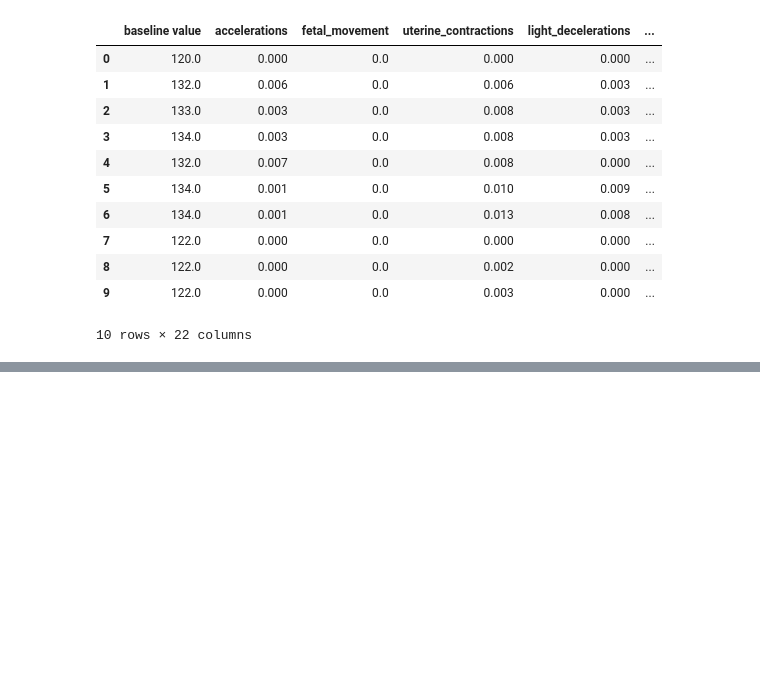
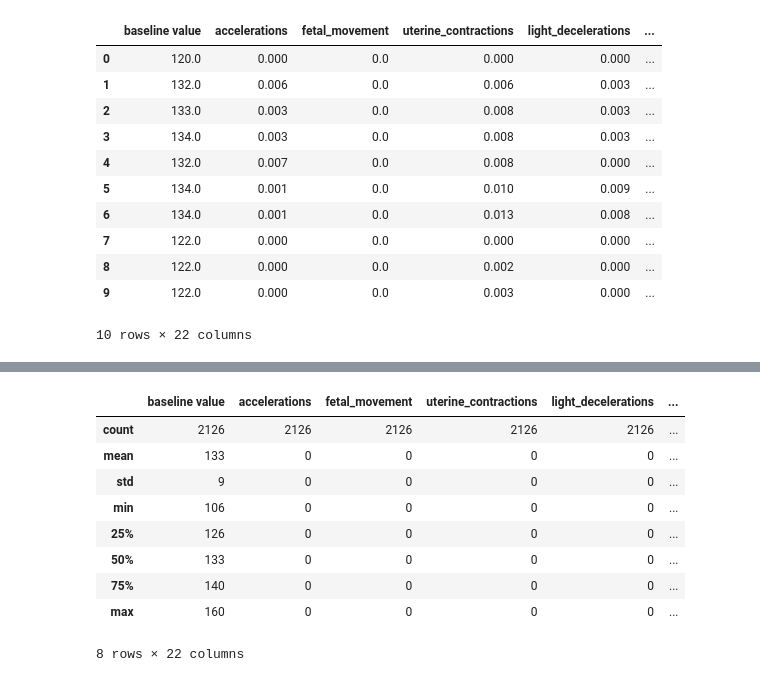
Before and after one commit to Constantin-Stamate/Pregnancy_Health_Assistant, a Jupyter notebook: models/decision_trees.ipynb, the cells around one changed output, grey strips where cells are left out. Drawn from its saved outputs; the diff is of its cells as text; code cells hidden in the pictures; blank space fills up the shorter version.

```diff
--- a/models/decision_trees.ipynb
+++ b/models/decision_trees.ipynb
@@ -70,0 +110,13 @@ df.head(10)
+# %%
+df.describe().astype(int)
+# %% [output]
+|  | baseline value | accelerations | fetal_movement | uterine_contractions | light_decelerations | ... |
+| count | 2126 | 2126 | 2126 | 2126 | 2126 | ... |
+| mean | 133 | 0 | 0 | 0 | 0 | ... |
+| std | 9 | 0 | 0 | 0 | 0 | ... |
+| min | 106 | 0 | 0 | 0 | 0 | ... |
+| 25% | 126 | 0 | 0 | 0 | 0 | ... |
+| 50% | 133 | 0 | 0 | 0 | 0 | ... |
+| 75% | 140 | 0 | 0 | 0 | 0 | ... |
+| max | 160 | 0 | 0 | 0 | 0 | ... |
+8 rows × 22 columns
```
Also changed, not shown: parts of 4 cells of this notebook.
